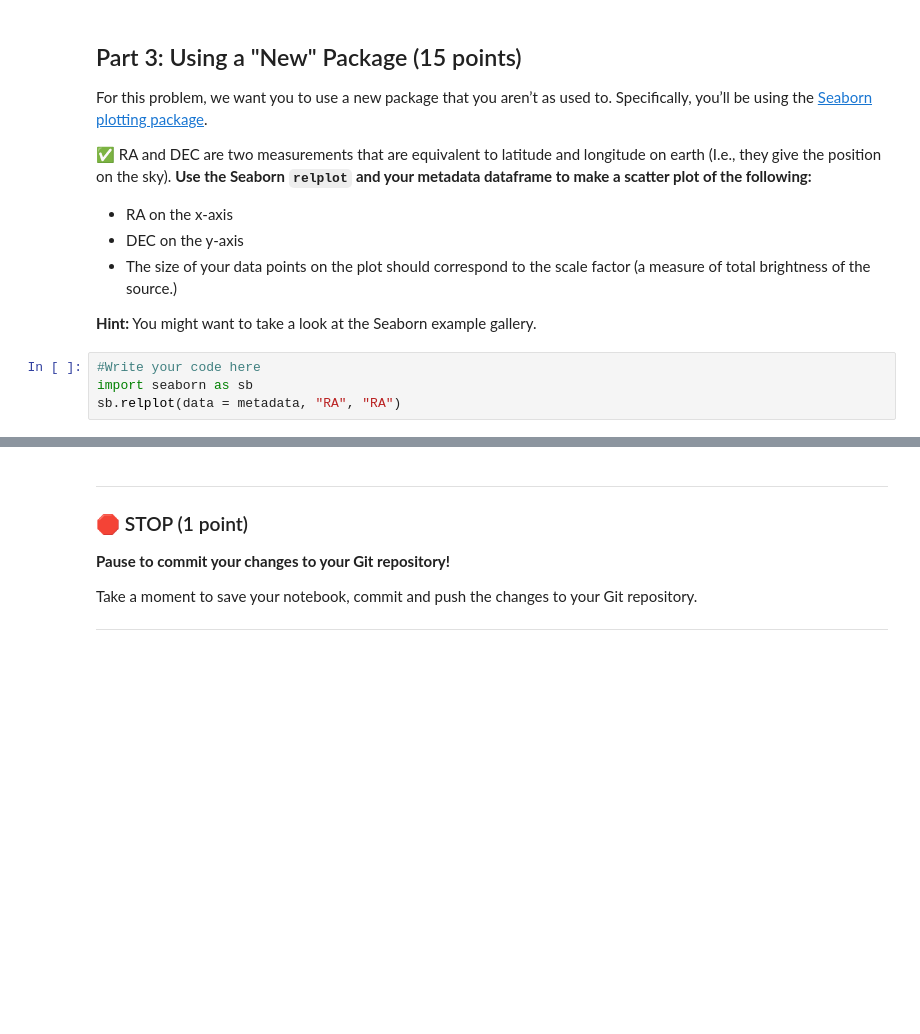
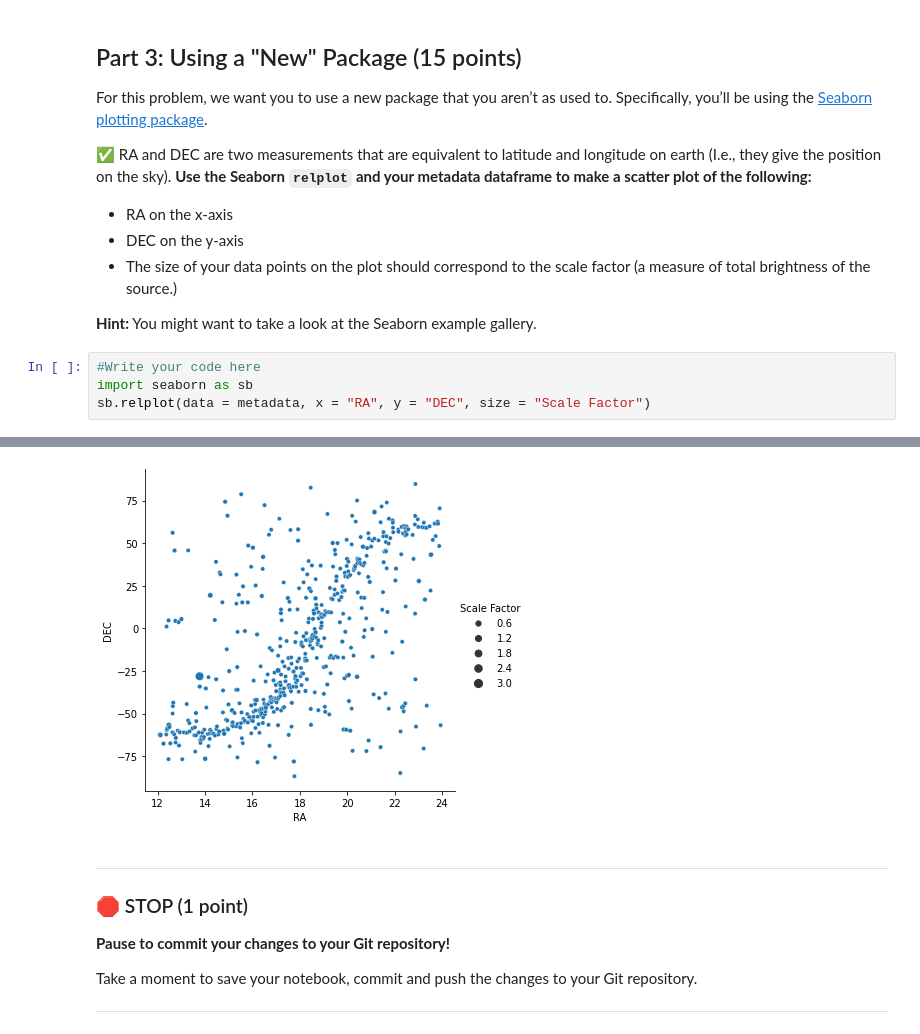
Before and after one commit to elsadeki/cmse202-s23-turnin, a Jupyter notebook: midterm/CMSE202_Midterm_004_Ibrahim.ipynb, the cells around one changed output, grey strips where cells are left out. Drawn from its saved outputs; the diff is of its cells as text; blank space fills up the shorter version.

```diff
--- a/midterm/CMSE202_Midterm_004_Ibrahim.ipynb
+++ b/midterm/CMSE202_Midterm_004_Ibrahim.ipynb
@@ -103,5 +103,5 @@ For this problem, we want you to use a new package that you aren’t as used to.
 # %%
 #Write your code here
 import seaborn as sb
-sb.relplot(data = metadata, "RA", "RA")
+sb.relplot(data = metadata, x = "RA", y = "DEC", size = "Scale Factor")
 # %% [output]
@@ -109,3 +109,4 @@ SyntaxError: positional argument follows keyword argument (<ipython-input-16-d88
+[figure, added]
 # %% [markdown]
 ---
 ### &#128721; STOP (1 point)
```
Also changed, not shown: parts of 5 cells of this notebook.
